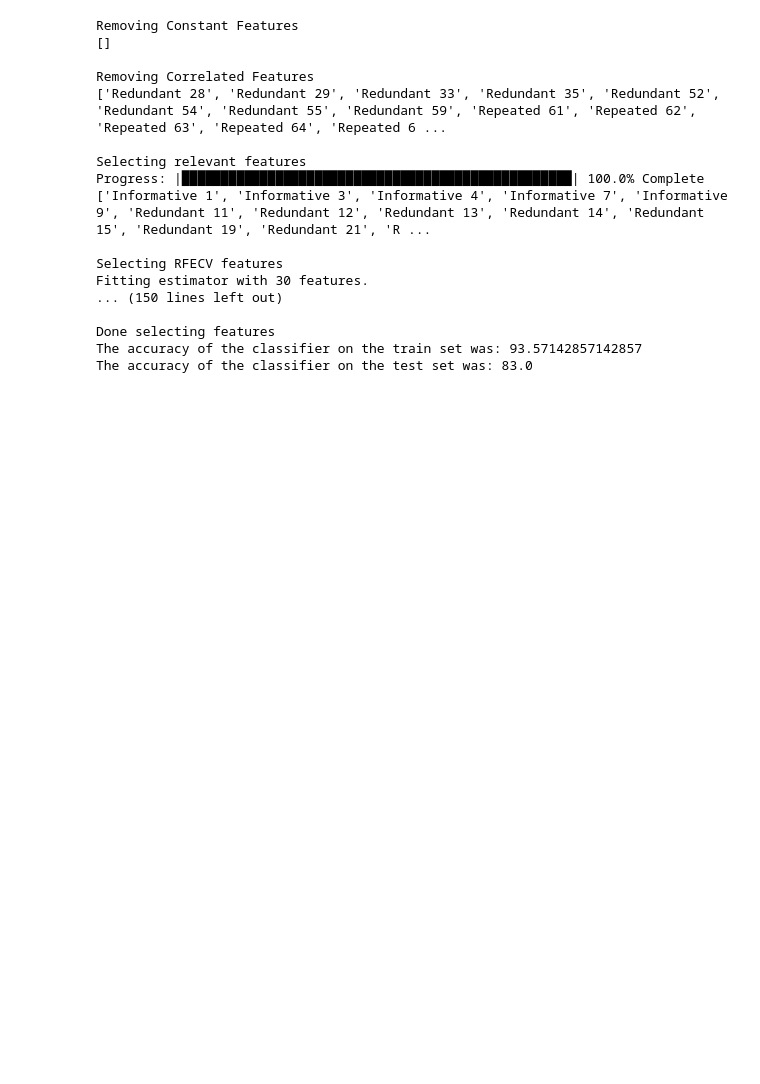
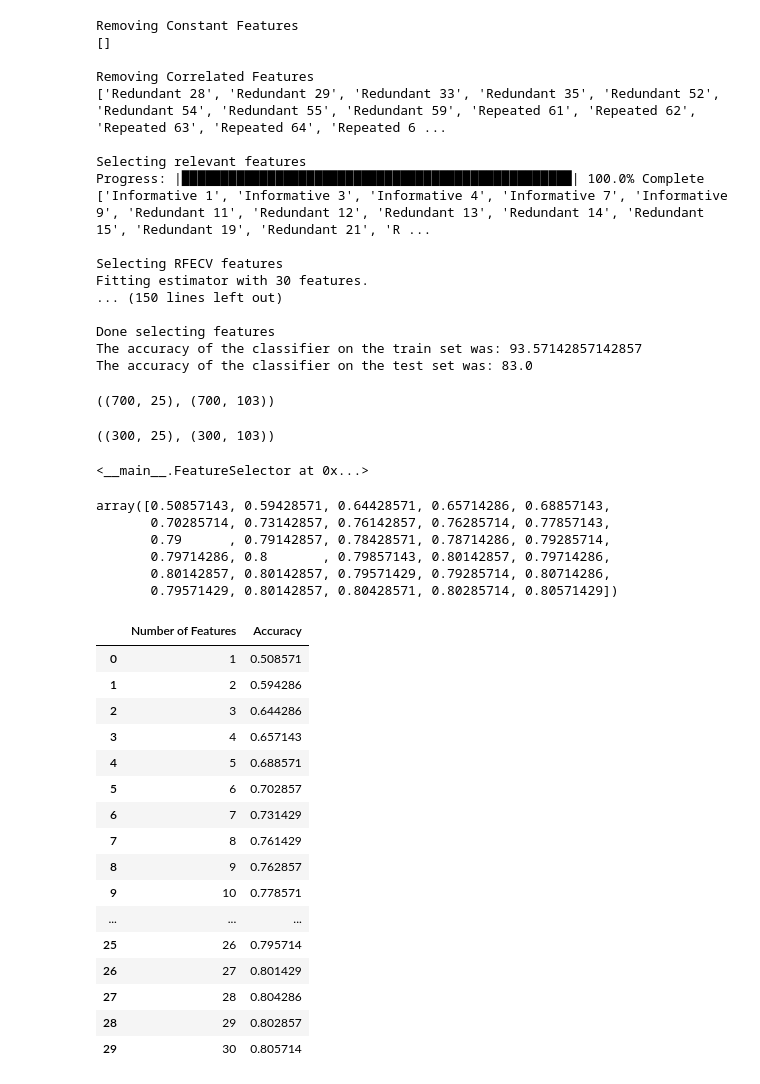
Before and after one commit to tcmle/ml_notes, a Jupyter notebook: FeatureSelectionPipe.ipynb, the cells around one changed output. Cells and saved outputs as stored; diff of their text form; code cells hidden in the pictures; blank space fills up the shorter version.

```diff
--- a/FeatureSelectionPipe.ipynb
+++ b/FeatureSelectionPipe.ipynb
@@ -1657,3 +1657,45 @@ Fitting estimator with 30 features.
 Done selecting features
 The accuracy of the classifier on the train set was: 93.57142857142857
 The accuracy of the classifier on the test set was: 83.0
+# %%
+X_selected_train.shape,X_all_train.shape
+# %% [output]
+((700, 25), (700, 103))
+# %%
+
+X_selected_test.shape, X_all_test.shape
+# %% [output]
+((300, 25), (300, 103))
+# %%
+fs
+# %% [output]
+<__main__.FeatureSelector at 0x...>
+# %%
+fs.rfecv.grid_scores_
+# %% [output]
+array([0.50857143, 0.59428571, 0.64428571, 0.65714286, 0.68857143,
+       0.70285714, 0.73142857, 0.76142857, 0.76285714, 0.77857143,
+       0.79      , 0.79142857, 0.78428571, 0.78714286, 0.79285714,
+       0.79714286, 0.8       , 0.79857143, 0.80142857, 0.79714286,
+       0.80142857, 0.80142857, 0.79571429, 0.79285714, 0.80714286,
+       0.79571429, 0.80142857, 0.80428571, 0.80285714, 0.80571429])
+# %%
+performance_curve
+# %% [output]
+|  | Number of Features | Accuracy |
+| 0 | 1 | 0.508571 |
+| 1 | 2 | 0.594286 |
+| 2 | 3 | 0.644286 |
+| 3 | 4 | 0.657143 |
+| 4 | 5 | 0.688571 |
+| 5 | 6 | 0.702857 |
+| 6 | 7 | 0.731429 |
+| 7 | 8 | 0.761429 |
+| 8 | 9 | 0.762857 |
+| 9 | 10 | 0.778571 |
+| ... | ... | ... |
+| 25 | 26 | 0.795714 |
+| 26 | 27 | 0.801429 |
+| 27 | 28 | 0.804286 |
+| 28 | 29 | 0.802857 |
+| 29 | 30 | 0.805714 |
```
Also changed, not shown: parts of 3 cells of this notebook.
